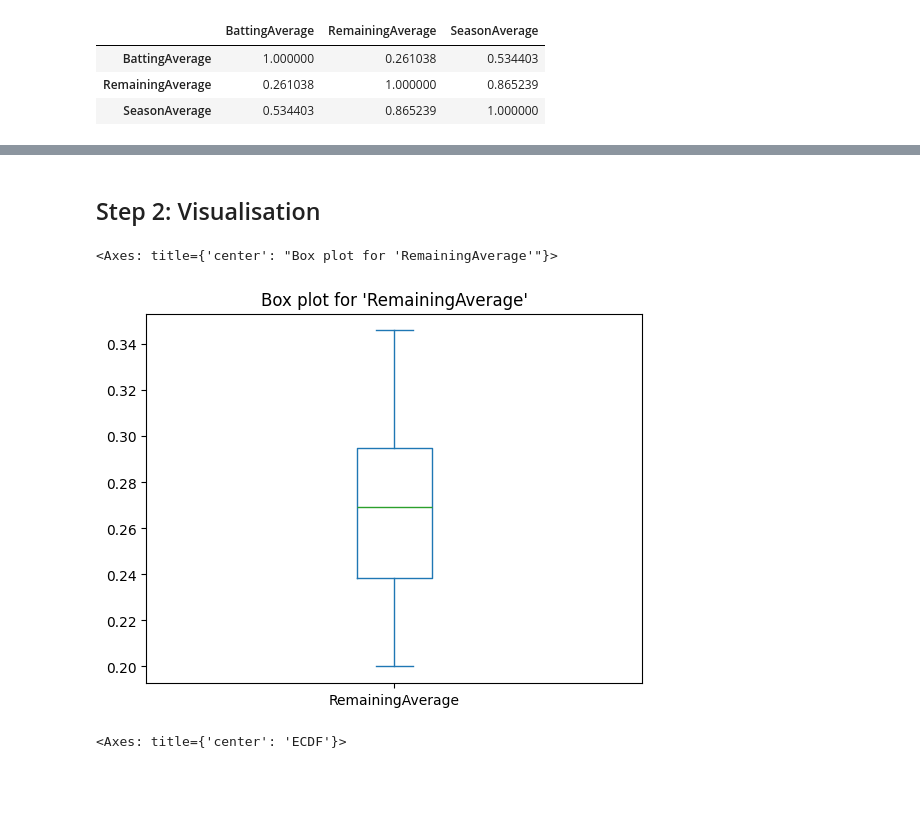
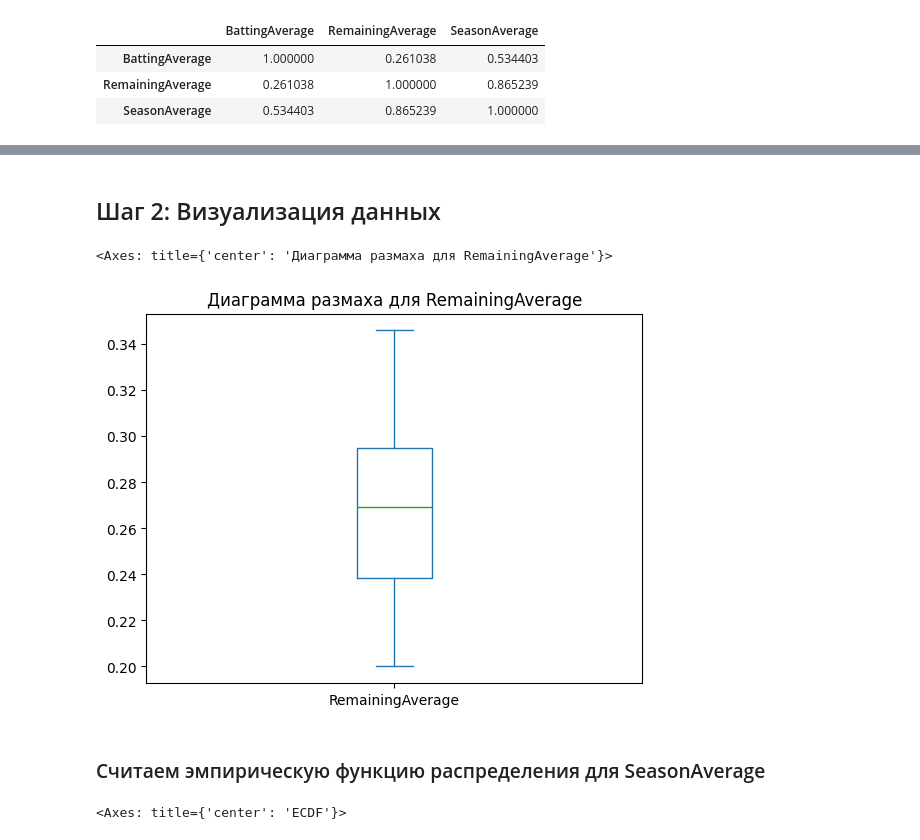
Before and after one commit to gmatiukhin/rudn-study-3rd-year, a Jupyter notebook: ml-methods/lab1/lab1.ipynb, the cells around one changed output, grey strips where cells are left out. Cells and saved outputs as stored; diff of their text form; code cells hidden in the pictures; blank space fills up the shorter version.

```diff
--- a/ml-methods/lab1/lab1.ipynb
+++ b/ml-methods/lab1/lab1.ipynb
@@ -100,12 +97,13 @@ Max correlation:
 dtype: float64
 # %% [markdown]
-## Step 2: Visualisation
+## Шаг 2: Визуализация данных
 # %%
-# Todo: not sure if a box with legent is needed here as there's only one value
-df["RemainingAverage"].plot.box(title="Box plot for 'RemainingAverage'")
+df["RemainingAverage"].plot.box(title="Диаграмма размаха для RemainingAverage")
 # %% [output]
-<Axes: title={'center': "Box plot for 'RemainingAverage'"}>
+<Axes: title={'center': 'Диаграмма размаха для RemainingAverage'}>
-[figure, old version]
+[figure, new version]
+# %% [markdown]
+### Считаем эмпирическую функцию распределения для SeasonAverage
 # %%
 import numpy as np
 # %%
```
Also changed, not shown: parts of 65 cells of this notebook, 1 other file.
